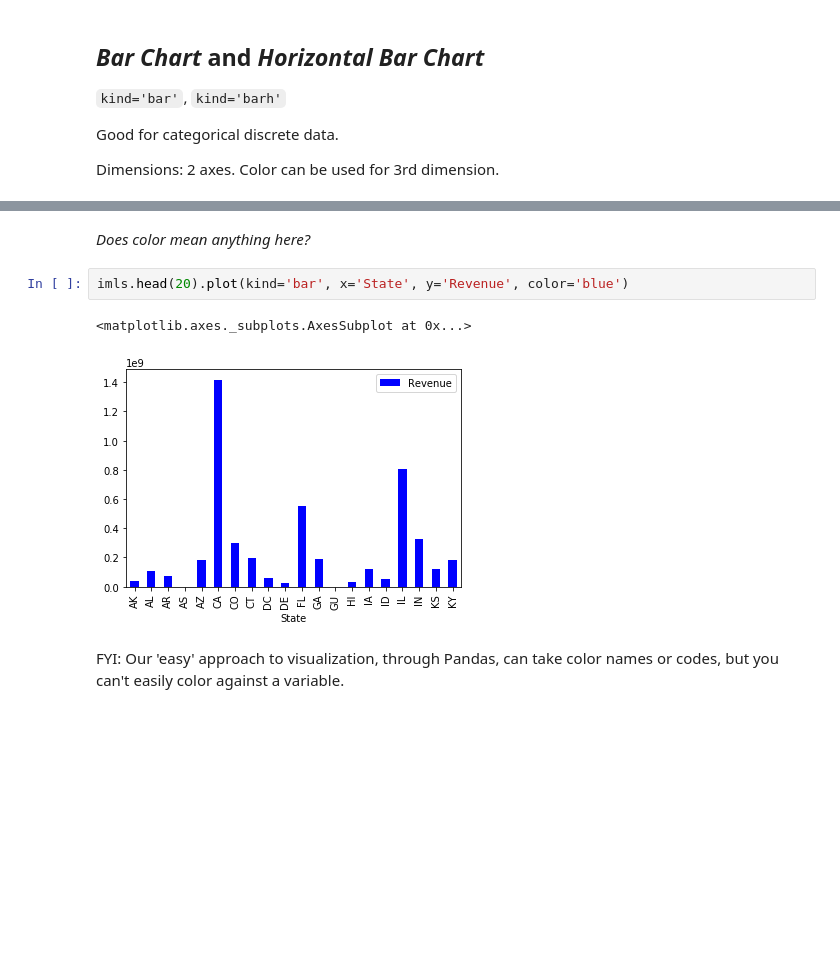
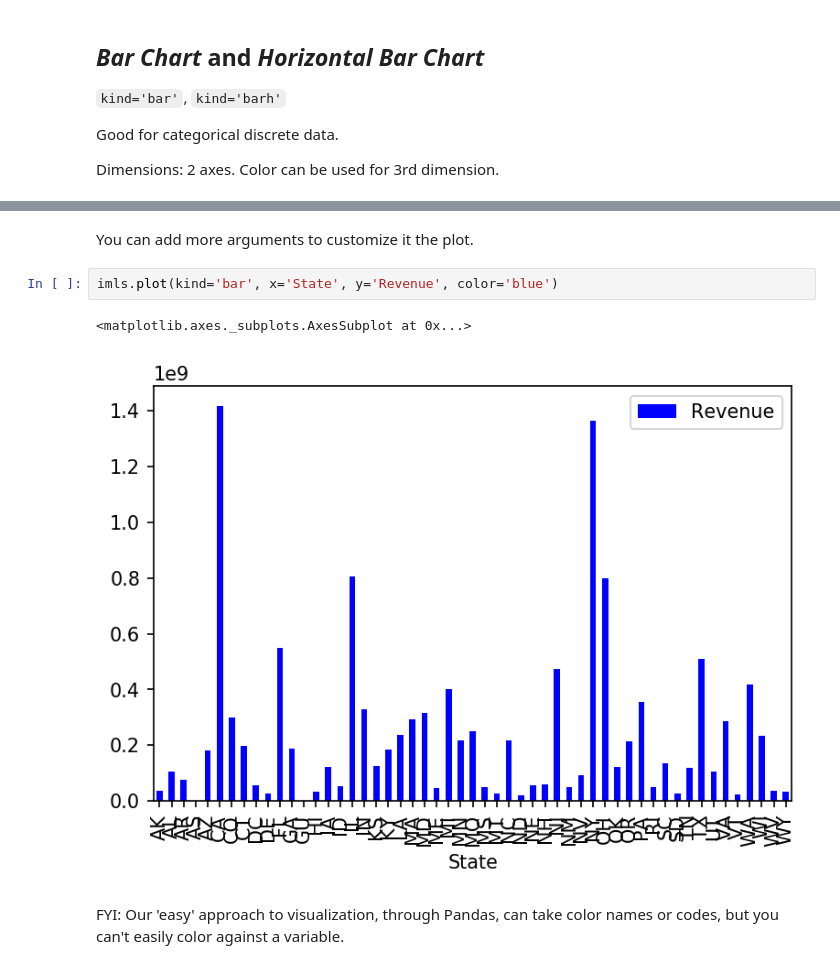
Before and after one commit to organisciak/Scripting-Course, a Jupyter notebook: slides/06-visualization.ipynb, the cells around one changed output, grey strips where cells are left out. Cells and saved outputs as stored; diff of their text form; blank space fills up the shorter version.

```diff
--- a/slides/06-visualization.ipynb
+++ b/slides/06-visualization.ipynb
@@ -403,10 +415,10 @@ imls.head(20).plot(kind='bar', x='State', y='Revenue')
-# %% [markdown]
-*Does color mean anything here?*
+# %% [markdown]
+You can add more arguments to customize it the plot.
 # %%
-imls.head(20).plot(kind='bar', x='State', y='Revenue', color='blue')
+imls.plot(kind='bar', x='State', y='Revenue', color='blue')
 # %% [output]
 <matplotlib.axes._subplots.AxesSubplot at 0x...>
-[figure, old version]
+[figure, new version]
 # %% [markdown]
 FYI: Our 'easy' approach to visualization, through Pandas, can take color names or codes, but you can't easily color against a variable.
 # %% [markdown]
```
Also changed, not shown: parts of 29 cells of this notebook.
